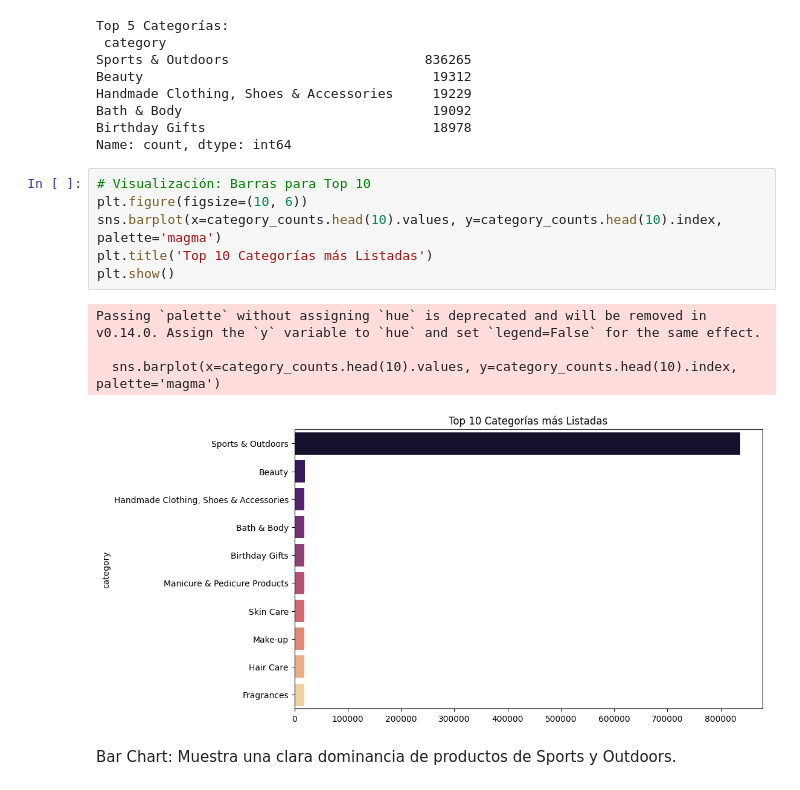
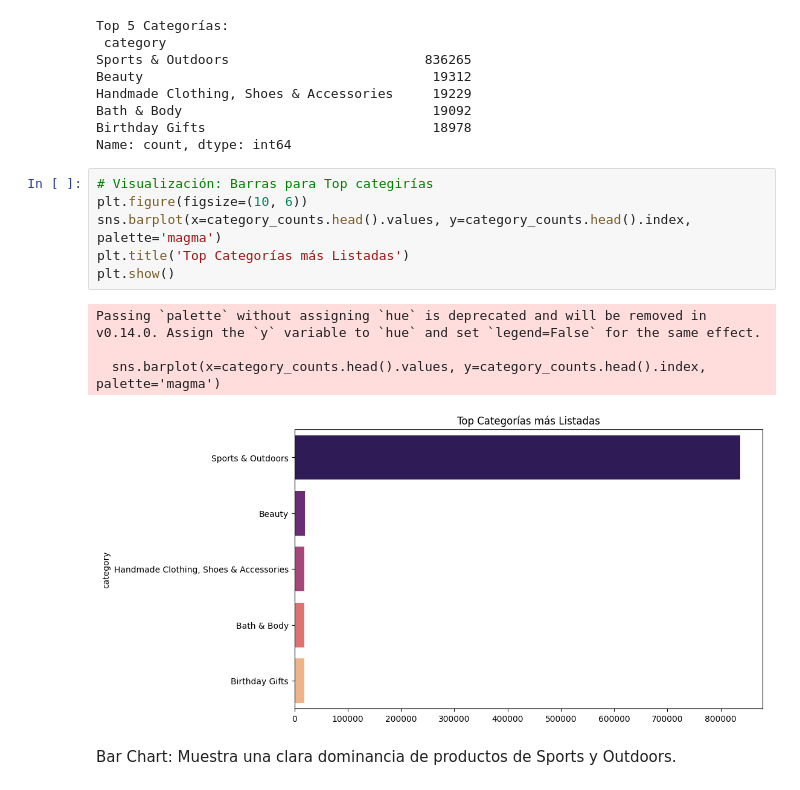
Before and after one commit to nailaikhenazenni-afk/lab-eda-univariate, a Jupyter notebook: lab_eda_unvariata.ipynb, the cells around one changed output. Cells and saved outputs as stored; diff of their text form.

```diff
--- a/lab_eda_unvariata.ipynb
+++ b/lab_eda_unvariata.ipynb
@@ -21,16 +21,16 @@ Bath & Body                                19092
 Birthday Gifts                             18978
 Name: count, dtype: int64
 # %%
-# Visualización: Barras para Top 10
+# Visualización: Barras para Top categirías
 plt.figure(figsize=(10, 6))
-sns.barplot(x=category_counts.head(10).values, y=category_counts.head(10).index, palette='magma')
-plt.title('Top 10 Categorías más Listadas')
+sns.barplot(x=category_counts.head().values, y=category_counts.head().index, palette='magma')
+plt.title('Top Categorías más Listadas')
 plt.show()
 # %% [output]
 Passing `palette` without assigning `hue` is deprecated and will be removed in v0.14.0. Assign the `y` variable to `hue` and set `legend=False` for the same effect.
 
-  sns.barplot(x=category_counts.head(10).values, y=category_counts.head(10).index, palette='magma')
+  sns.barplot(x=category_counts.head().values, y=category_counts.head().index, palette='magma')
-[figure, old version]
+[figure, new version]
 # %% [markdown]
 Bar Chart: Muestra una clara dominancia de productos de Sports y Outdoors.
 # %%
```
Also changed, not shown: parts of 7 cells of this notebook.
